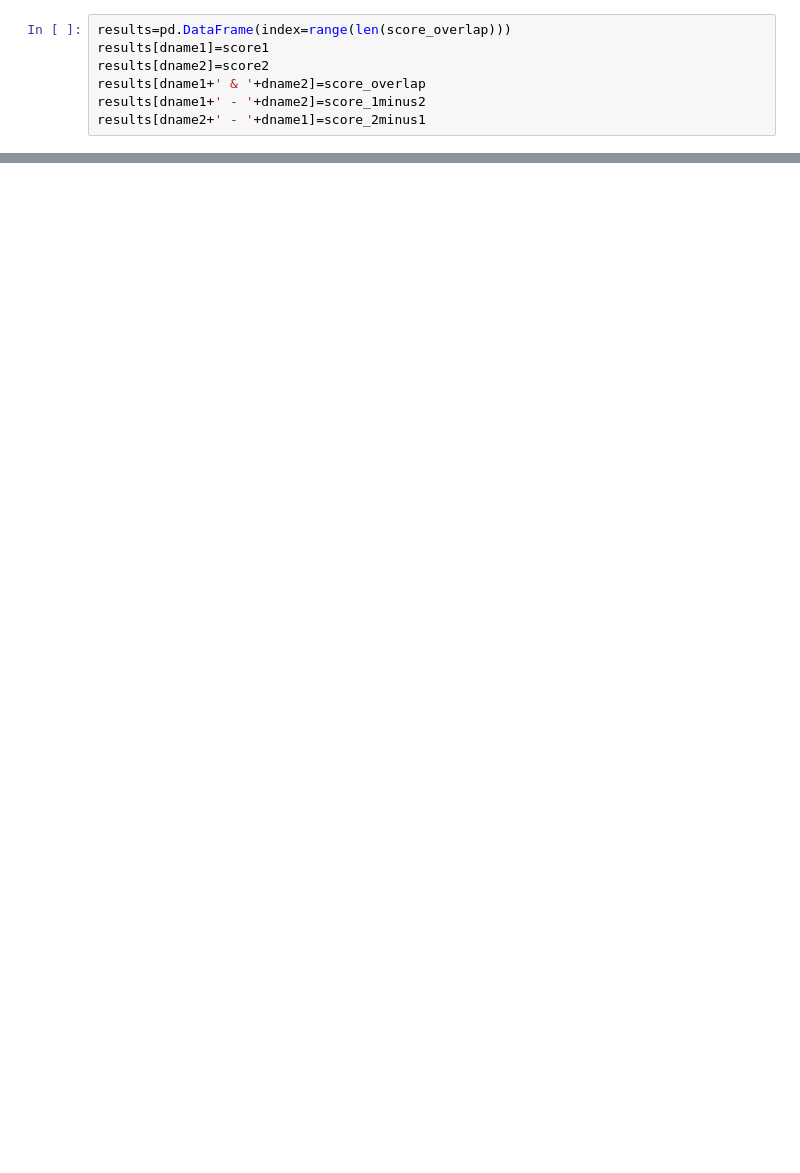
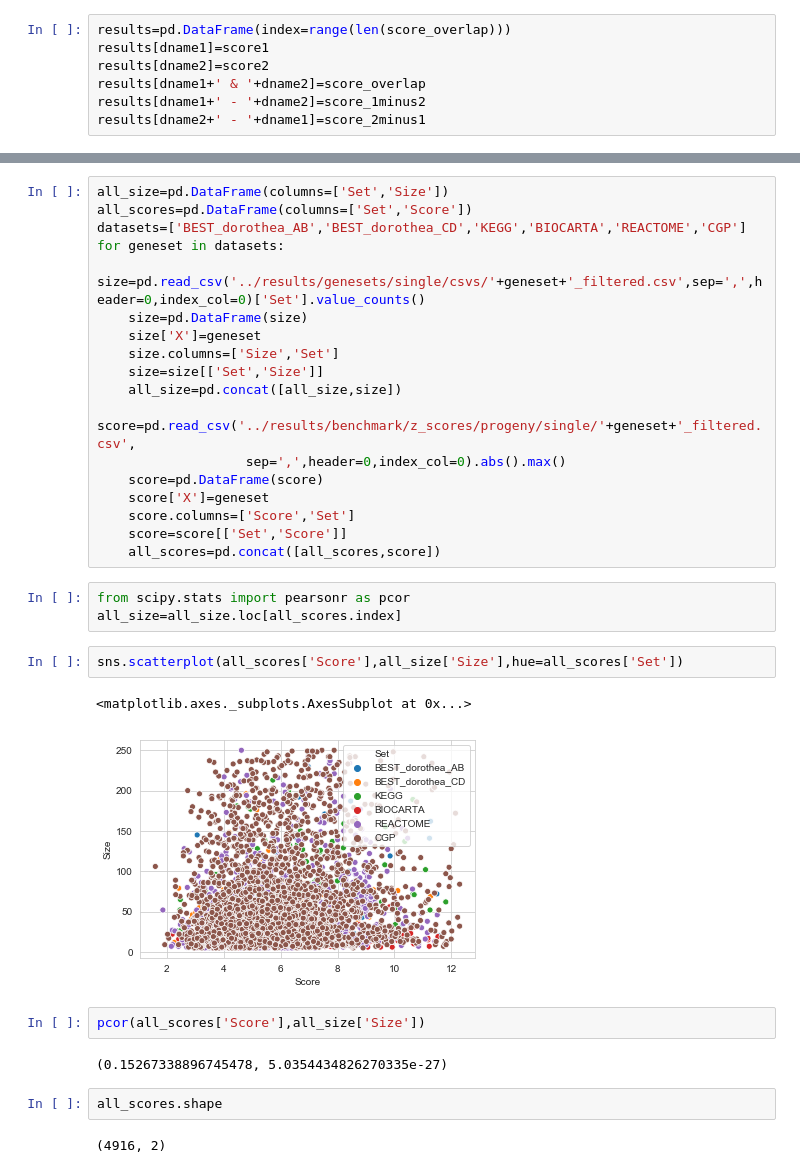
Before and after one commit to bence-szalai/why-pathway-methods-work, a Jupyter notebook: notebooks/overlap_analysis.ipynb, the cells around one changed output, grey strips where cells are left out. Cells and saved outputs as stored; diff of their text form; blank space fills up the shorter version.

```diff
--- a/notebooks/overlap_analysis.ipynb
+++ b/notebooks/overlap_analysis.ipynb
@@ -254,0 +354,34 @@ sns.violinplot(x='Gene set',y='Informative score',data=results)
+# %%
+all_size=pd.DataFrame(columns=['Set','Size'])
+all_scores=pd.DataFrame(columns=['Set','Score'])
+datasets=['BEST_dorothea_AB','BEST_dorothea_CD','KEGG','BIOCARTA','REACTOME','CGP']
+for geneset in datasets:
+    size=pd.read_csv('../results/genesets/single/csvs/'+geneset+'_filtered.csv',sep=',',header=0,index_col=0)['Set'].value_counts()
+    size=pd.DataFrame(size)
+    size['X']=geneset
+    size.columns=['Size','Set']
+    size=size[['Set','Size']]
+    all_size=pd.concat([all_size,size])
+    score=pd.read_csv('../results/benchmark/z_scores/progeny/single/'+geneset+'_filtered.csv',
+                   sep=',',header=0,index_col=0).abs().max()
+    score=pd.DataFrame(score)
+    score['X']=geneset
+    score.columns=['Score','Set']
+    score=score[['Set','Score']]
+    all_scores=pd.concat([all_scores,score])
+# %%
+from scipy.stats import pearsonr as pcor
+all_size=all_size.loc[all_scores.index]
+# %%
+sns.scatterplot(all_scores['Score'],all_size['Size'],hue=all_scores['Set'])
+# %% [output]
+<matplotlib.axes._subplots.AxesSubplot at 0x...>
+[figure, added]
+# %%
+pcor(all_scores['Score'],all_size['Size'])
+# %% [output]
+(0.15267338896745478, 5.0354434826270335e-27)
+# %%
+all_scores.shape
+# %% [output]
+(4916, 2)
```
Also changed, not shown: parts of 24 cells of this notebook, 1 other file.
